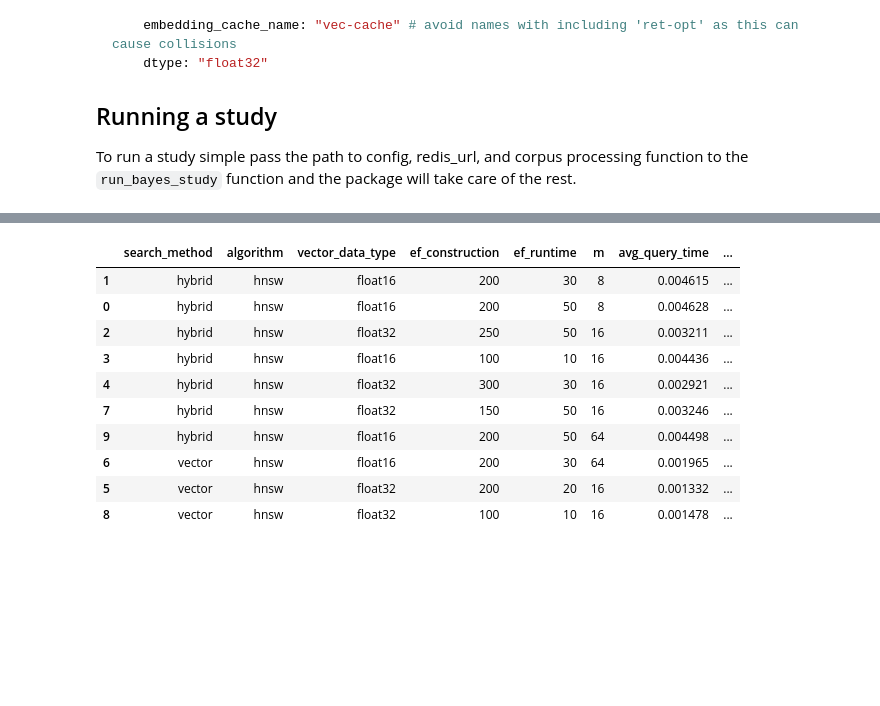
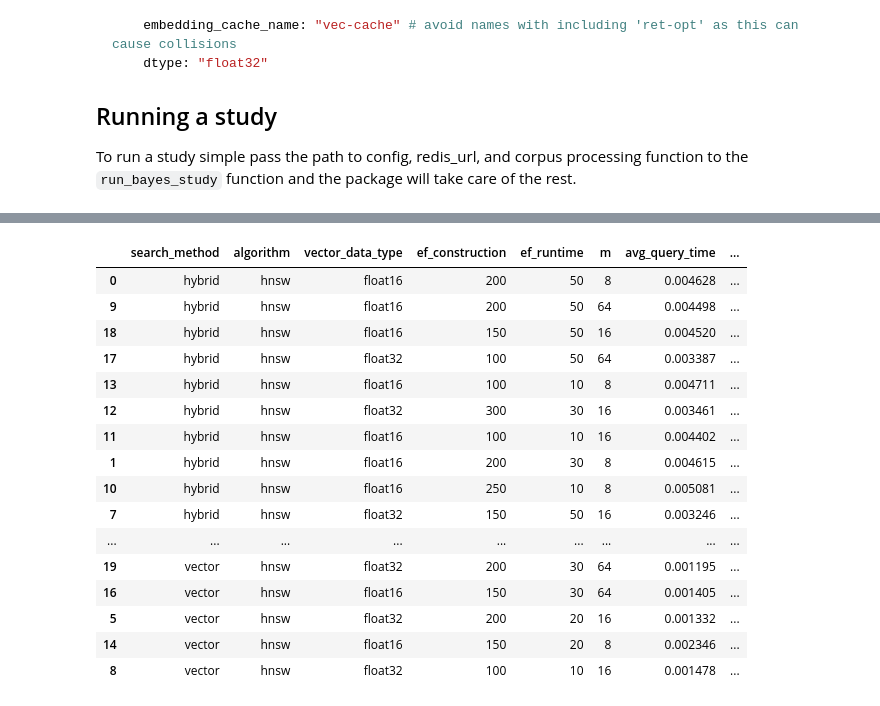
Before and after one commit to redis-applied-ai/redis-retrieval-optimizer, a Jupyter notebook: docs/examples/bayesian_optimization/00_bayes_study.ipynb, the cells around one changed output, grey strips where cells are left out. Saved outputs shown, nothing was run; the diff lists cells and outputs as text; code cells hidden in the pictures; blank space fills up the shorter version.

```diff
--- a/docs/examples/bayesian_optimization/00_bayes_study.ipynb
+++ b/docs/examples/bayesian_optimization/00_bayes_study.ipynb
@@ -133,14 +133,20 @@ metrics = run_bayes_study(
 # %%
-metrics[["search_method", "algorithm", "vector_data_type", "ef_construction", "ef_runtime", "m", "avg_query_time", "recall@k", "precision", "ndcg@k"]].sort_values(by="ndcg@k", ascending=False)
+metrics[["search_method", "algorithm", "vector_data_type", "ef_construction", "ef_runtime", "m", "avg_query_time", "total_indexing_time", "f1@k"]].sort_values(by="f1@k", ascending=False)
 # %% [output]
 |  | search_method | algorithm | vector_data_type | ef_construction | ef_runtime | m | avg_query_time | ... |
+| 0 | hybrid | hnsw | float16 | 200 | 50 | 8 | 0.004628 | ... |
+| 9 | hybrid | hnsw | float16 | 200 | 50 | 64 | 0.004498 | ... |
+| 18 | hybrid | hnsw | float16 | 150 | 50 | 16 | 0.004520 | ... |
+| 17 | hybrid | hnsw | float32 | 100 | 50 | 64 | 0.003387 | ... |
+| 13 | hybrid | hnsw | float16 | 100 | 10 | 8 | 0.004711 | ... |
+| 12 | hybrid | hnsw | float32 | 300 | 30 | 16 | 0.003461 | ... |
+| 11 | hybrid | hnsw | float16 | 100 | 10 | 16 | 0.004402 | ... |
 | 1 | hybrid | hnsw | float16 | 200 | 30 | 8 | 0.004615 | ... |
-| 0 | hybrid | hnsw | float16 | 200 | 50 | 8 | 0.004628 | ... |
-| 2 | hybrid | hnsw | float32 | 250 | 50 | 16 | 0.003211 | ... |
-| 3 | hybrid | hnsw | float16 | 100 | 10 | 16 | 0.004436 | ... |
-| 4 | hybrid | hnsw | float32 | 300 | 30 | 16 | 0.002921 | ... |
+| 10 | hybrid | hnsw | float16 | 250 | 10 | 8 | 0.005081 | ... |
 | 7 | hybrid | hnsw | float32 | 150 | 50 | 16 | 0.003246 | ... |
-| 9 | hybrid | hnsw | float16 | 200 | 50 | 64 | 0.004498 | ... |
-| 6 | vector | hnsw | float16 | 200 | 30 | 64 | 0.001965 | ... |
+| ... | ... | ... | ... | ... | ... | ... | ... | ... |
+| 19 | vector | hnsw | float32 | 200 | 30 | 64 | 0.001195 | ... |
+| 16 | vector | hnsw | float16 | 150 | 30 | 64 | 0.001405 | ... |
 | 5 | vector | hnsw | float32 | 200 | 20 | 16 | 0.001332 | ... |
+| 14 | vector | hnsw | float16 | 150 | 20 | 8 | 0.002346 | ... |
 | 8 | vector | hnsw | float32 | 100 | 10 | 16 | 0.001478 | ... |
```
Also changed, not shown: parts of 1 cell of this notebook, 2 other files.
